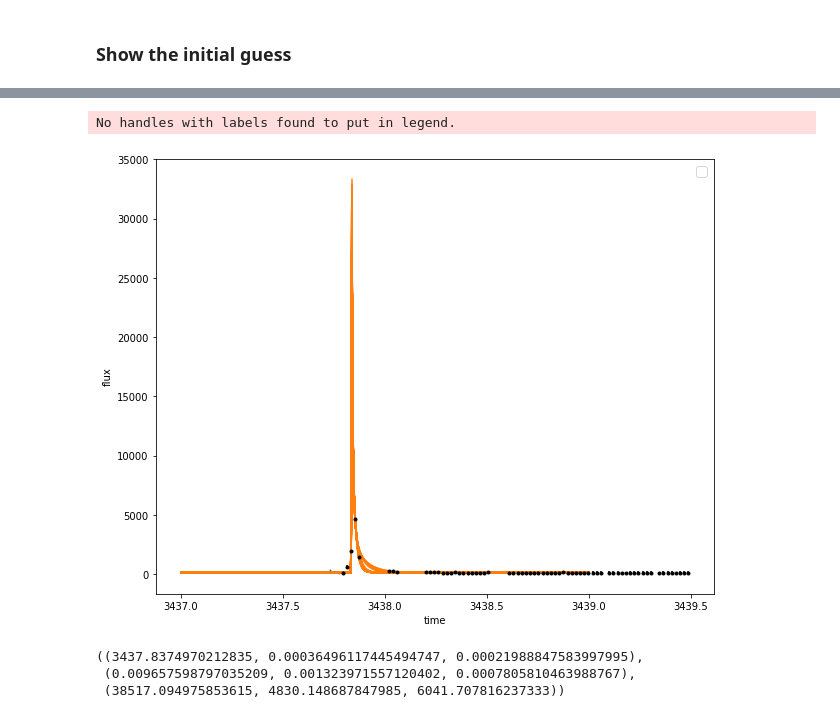
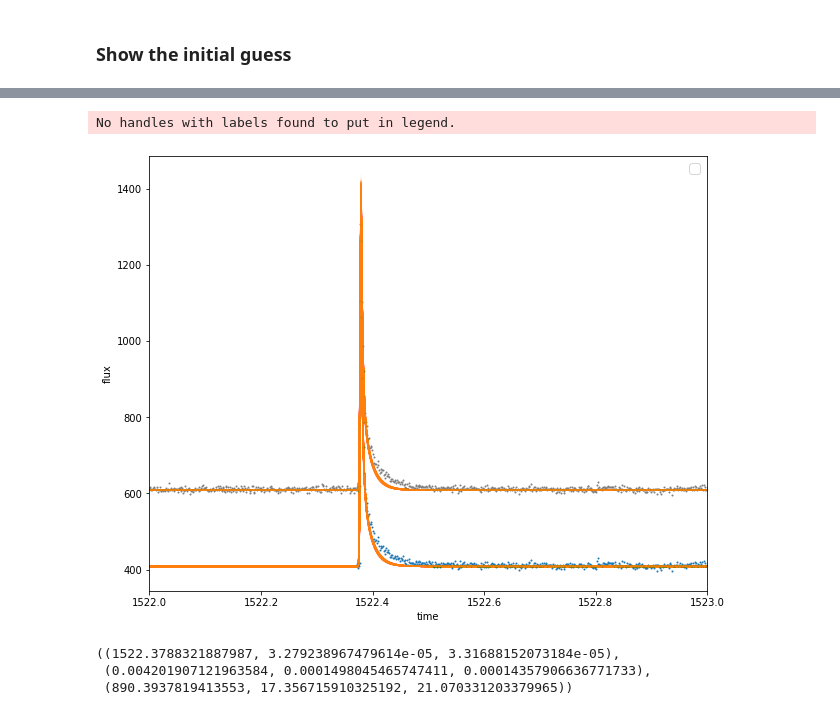
Before and after one commit to ekaterinailin/MalachiteMountains, a Jupyter notebook: analysis/notebooks/NB4_flare_fit_to_data.ipynb, the cells around one changed output, grey strips where cells are left out. Cells and saved outputs as stored; diff of their text form; code cells hidden in the pictures.

```diff
--- a/analysis/notebooks/NB4_flare_fit_to_data.ipynb
+++ b/analysis/notebooks/NB4_flare_fit_to_data.ipynb
@@ -65,5 +66,5 @@ Name: 4, dtype: object
 # %%
 flck = fetch_lightcurve(target)
 
-t, sflux, model, period = remove_sinusoidal(target, plot=True, save=False)
+t, sflux, model, period = remove_sinusoidal(target, plot=True, save=True)
 # %% [output]
@@ -87,7 +94,8 @@ flc = flc[i0:i1]
 plt.figure(figsize=(8,6))
 plt.plot(flc.time, flc.flux)
 #a=[(0,151),(210,235),(280,310),(500,1000)]#44984200
-a= [(4,9),(15,18),(23,200)]#212035340
+#a= [(4,9),(15,18),(23,200)]#212035340
+a= [(0,400)]#212035340
 #a = [(0,100),(400,500),(910,3200)]#100004076
 #a = [(0,120),(235,800)] #237880881
 #a=[(0,130),(140,150),(190,210),(330,360),(480,520),(630,660)] #277539431
@@ -219,12 +232,12 @@ ampl = 11900.952
 # %%
 import emcee
 
-pos = soln.x + 1e-4 * np.random.randn(32, 3)
+pos = np.array([t0_ml, dur_ml, ampl_ml]) + 1e-4 * np.random.randn(32, 3)
 #pos = initial + 1e-4 * np.random.randn(32, 3)
 nwalkers, ndim = pos.shape
 
 sampler = emcee.EnsembleSampler(nwalkers, ndim, log_probability, args=(time, flux, flux_err, median))
-sampler.run_mcmc(pos, 5000, progress=True);
+sampler.run_mcmc(pos, 500, progress=True);
 # %%
 fig, axes = plt.subplots(3, figsize=(10, 7), sharex=True)
 samples = sampler.get_chain()
@@ -242,6 +255,6 @@ axes[-1].set_xlabel("step number");
 # %%
 import corner
-flat_samples = sampler.get_chain(discard=4000, thin=15, flat=True)
+flat_samples = sampler.get_chain(discard=40, thin=15, flat=True)
 print(flat_samples.shape)
 fig = corner.corner(flat_samples, labels=labels, truths=[t0i,duri,ampli]);
 # %% [output]
@@ -251,32 +263,36 @@ Too few points to create valid contours
 # %%
 inds = np.random.randint(len(flat_samples), size=300)
 plt.figure(figsize=(10,8))
-t_ = np.linspace(3437,3439,800)
+t_ = np.linspace(target.view_start, target.view_stop,800)
+plt.scatter(flc.time, flc.flux, s=1)
+plt.scatter(t, sflux+200, s=1, c="grey")
+#plt.errorbar(time, flux, yerr=flux_err, fmt=".k", capsize=0)
+
 for ind in inds:
     sample = flat_samples[ind]
-    plt.plot(t_, aflare2(t_, *sample[:3], median), "C1", alpha=0.5)
-plt.errorbar(time, flux, yerr=flux_err, fmt=".k", capsize=0)
-plt.scatter(flc.time, flc.flux, s=1)
+    plt.plot(t_, aflare2(t_, *sample[:3], median), "C1", alpha=0.05)
+    plt.plot(t_, aflare2(t_, *sample[:3], median)+200, "C1", alpha=0.05)
+
 #plt.plot(flc.time, truth, "k", label="init gues", linewidth=1)
 plt.legend(fontsize=14)
 #plt.xlim(10, 13)
 plt.xlabel("time")
 plt.ylabel("flux");
-#plt.xlim(3437.5,3438)
+plt.xlim(target.view_start, target.view_stop);
 # %% [output]
 No handles with labels found to put in legend.
-[figure, old version]
+[figure, new version]
 # %%
-samples = sampler.chain[:, 2000:, :].reshape((-1, ndim))
+samples = sampler.chain[:, 40:, :].reshape((-1, ndim))
 #samples[:, 2] = np.exp(samples[:, 2])
 t0_mcmc, dur_mcmc, ampl_mcmc = map(lambda v: (v[1], v[2]-v[1], v[1]-v[0]),
                              zip(*np.percentile(samples, [16, 50, 84],
                                                 axis=0)))
 t0_mcmc, dur_mcmc, ampl_mcmc
 # %% [output]
-((3437.8374970212835, 0.00036496117445494747, 0.00021988847583997995),
- (0.009657598797035209, 0.001323971557120402, 0.0007805810463988767),
- (38517.094975853615, 4830.148687847985, 6041.707816237333))
+((1522.3788321887987, 3.279238967479614e-05, 3.31688152073184e-05),
+ (0.004201907121963584, 0.0001498045465747411, 0.00014357906636771733),
+ (890.3937819413553, 17.356715910325192, 21.070331203379965))
 # %%
 e_t0 = (t0_mcmc[1] + t0_mcmc[2])/2.
 e_dur = (dur_mcmc[1] + dur_mcmc[2])/2.
```
Also changed, not shown: parts of 13 cells of this notebook, 6 other files.
